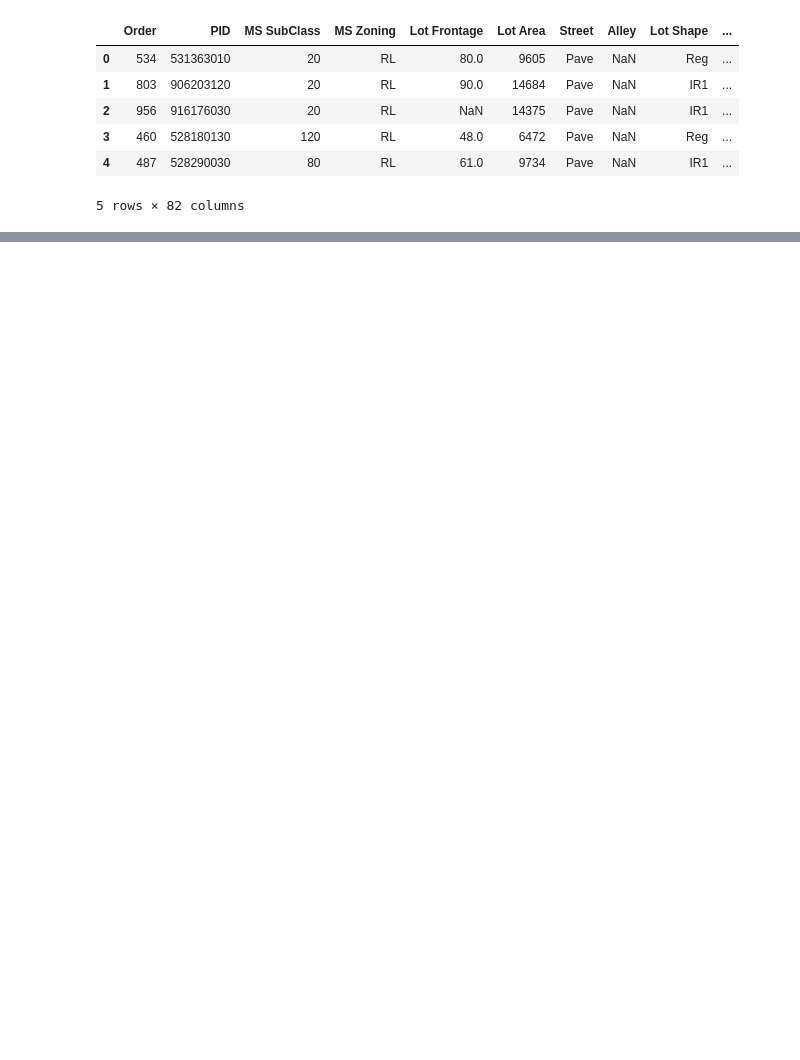
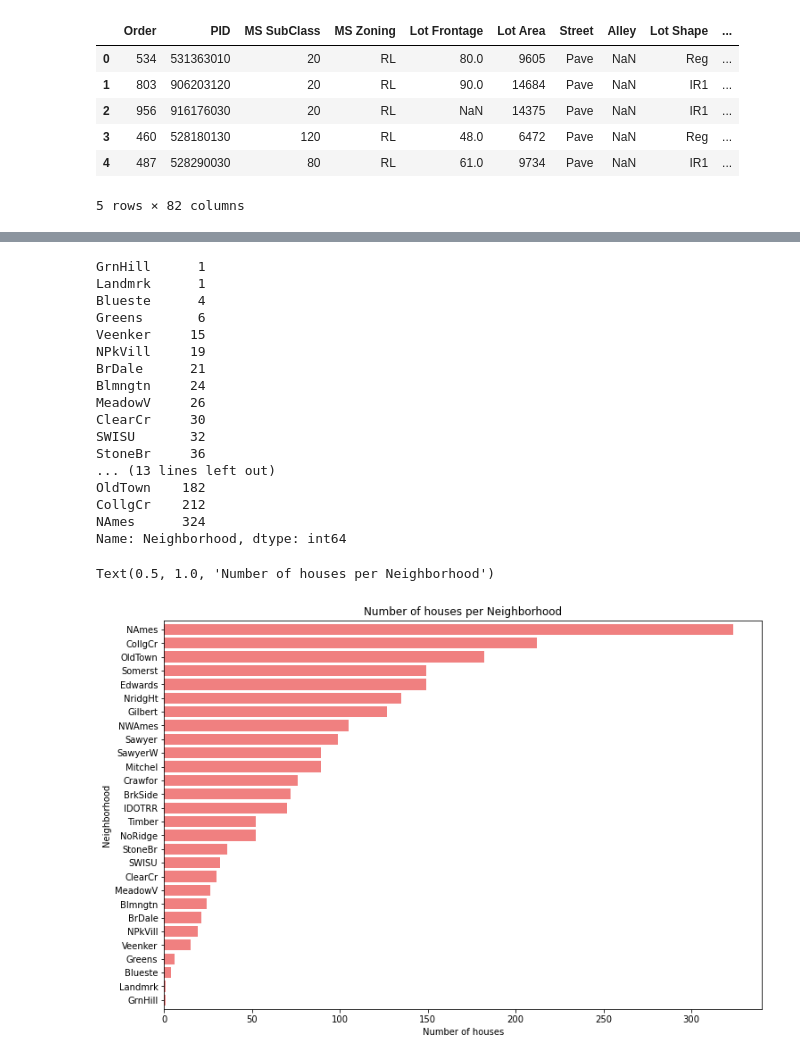
Before and after one commit to IfElseRun/Machine-Learning-Project, a Jupyter notebook: data_overview.ipynb, the cells around one changed output, grey strips where cells are left out. Drawn from its saved outputs; the diff is of its cells as text; code cells hidden in the pictures; blank space fills up the shorter version.

```diff
--- a/data_overview.ipynb
+++ b/data_overview.ipynb
@@ -19,0 +73,28 @@ Text(0.5, 1.0, 'Sale Price Distribution')
+# %%
+print(train_dataset['Neighborhood'].value_counts(ascending=True))
+plt.figure(figsize=(12,8))
+train_dataset['Neighborhood'].value_counts(ascending=True).plot(kind='barh', color='lightcoral', width=0.8)
+
+plt.xlabel("Number of houses")
+plt.ylabel("Neighborhood")
+plt.title("Number of houses per Neighborhood")
+# %% [output]
+GrnHill      1
+Landmrk      1
+Blueste      4
+Greens       6
+Veenker     15
+NPkVill     19
+BrDale      21
+Blmngtn     24
+MeadowV     26
+ClearCr     30
+SWISU       32
+StoneBr     36
+... (13 lines left out)
+OldTown    182
+CollgCr    212
+NAmes      324
+Name: Neighborhood, dtype: int64
+Text(0.5, 1.0, 'Number of houses per Neighborhood')
+[figure, added]
```
Also changed, not shown: parts of 8 cells of this notebook, 10 other files.
